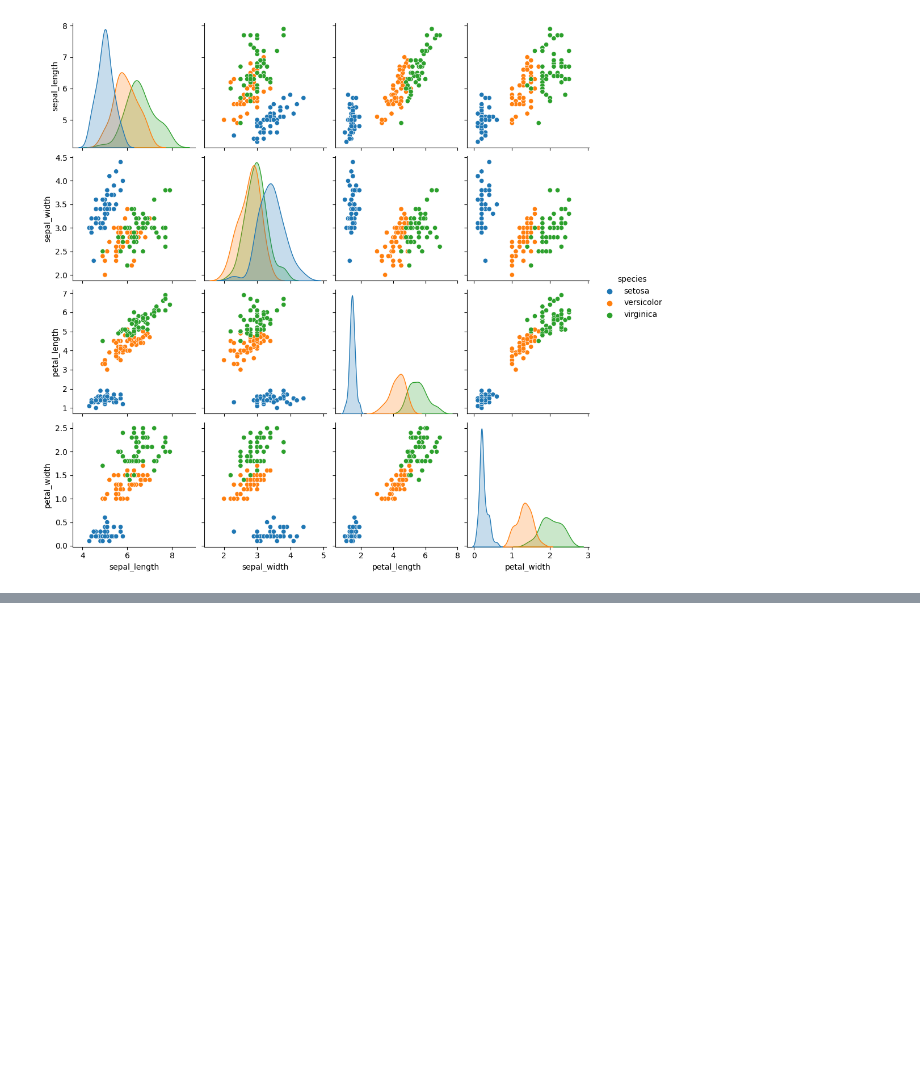
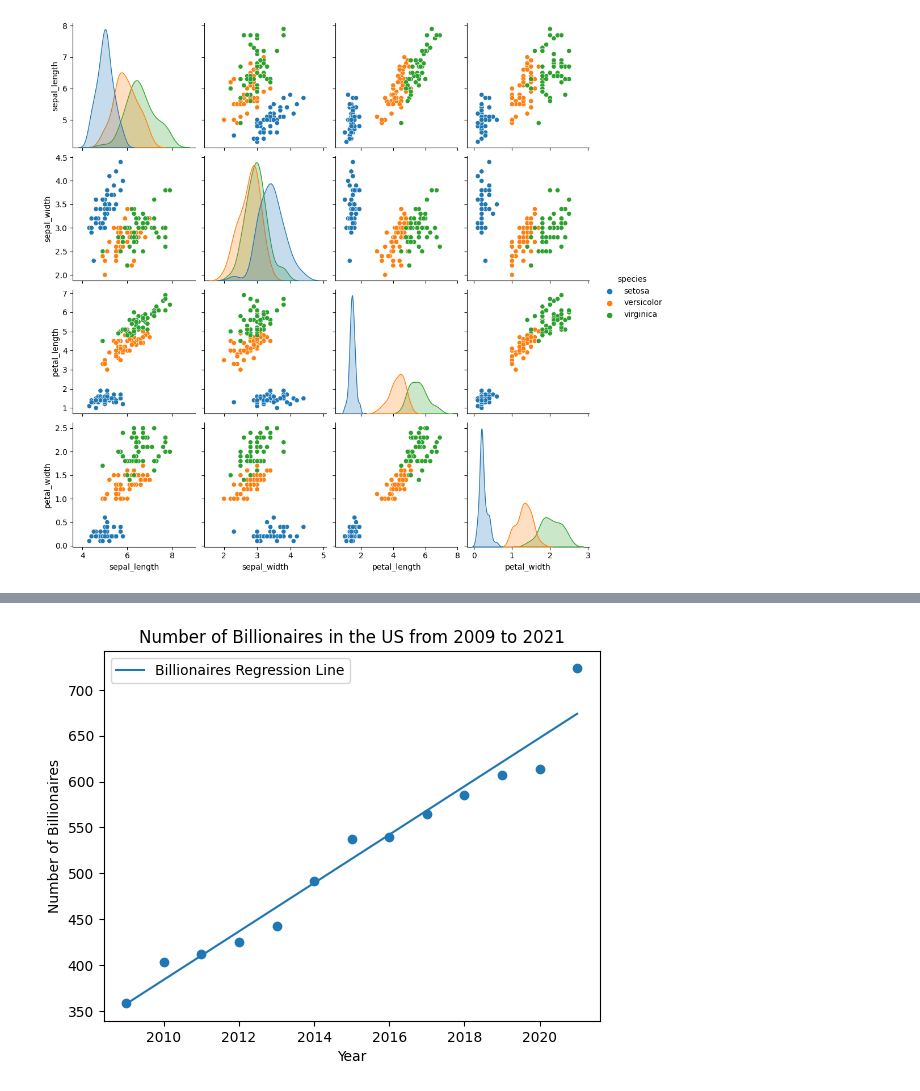
Before and after one commit to irisrobyn/datathinking.org-codespace, a Jupyter notebook: notebooks/matplotlib.ipynb, the cells around one changed output, grey strips where cells are left out. Saved outputs shown, nothing was run; the diff lists cells and outputs as text; code cells hidden in the pictures; blank space fills up the shorter version.

```diff
--- a/notebooks/matplotlib.ipynb
+++ b/notebooks/matplotlib.ipynb
@@ -108,0 +188,26 @@ sns.pairplot(iris, hue='species')
+# %%
+import matplotlib.pyplot as plt
+import numpy as np
+
+# Define the years and number of billionaires
+years = [2009, 2010, 2011, 2012, 2013, 2014, 2015, 2016, 2017, 2018, 2019, 2020, 2021]
+num_billionaires = [359, 403, 412, 425, 442, 492, 537, 540, 565, 585, 607, 614, 724]
+
+
+# Create the plot
+plt.scatter(years, num_billionaires)
+plt.plot(years, np.poly1d(np.polyfit(years, num_billionaires, 1))(years), label='Billionaires Regression Line')
+
+
+# Add labels and a title
+plt.xlabel('Year')
+plt.ylabel('Number of Billionaires')
+plt.title('Number of Billionaires in the US from 2009 to 2021')
+
+# Add a legend
+plt.legend()
+
+# Display the plot
+plt.show()
+# %% [output]
+[figure, added]
```
Also changed, not shown: parts of 5 cells of this notebook.
